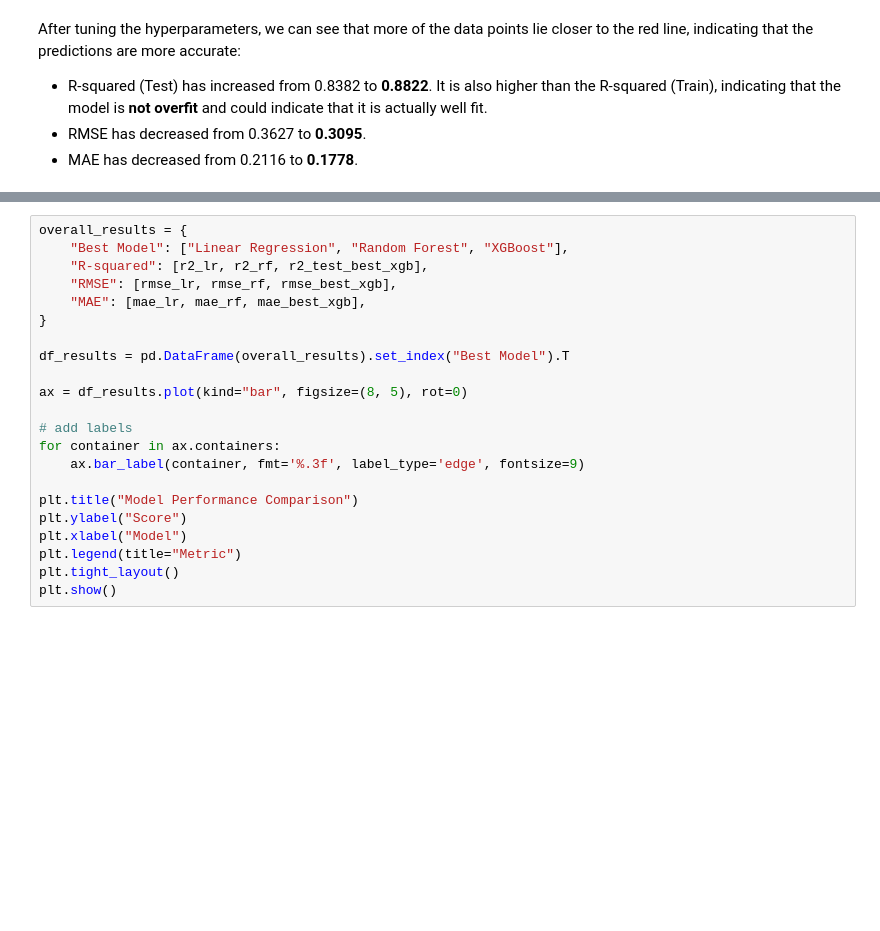
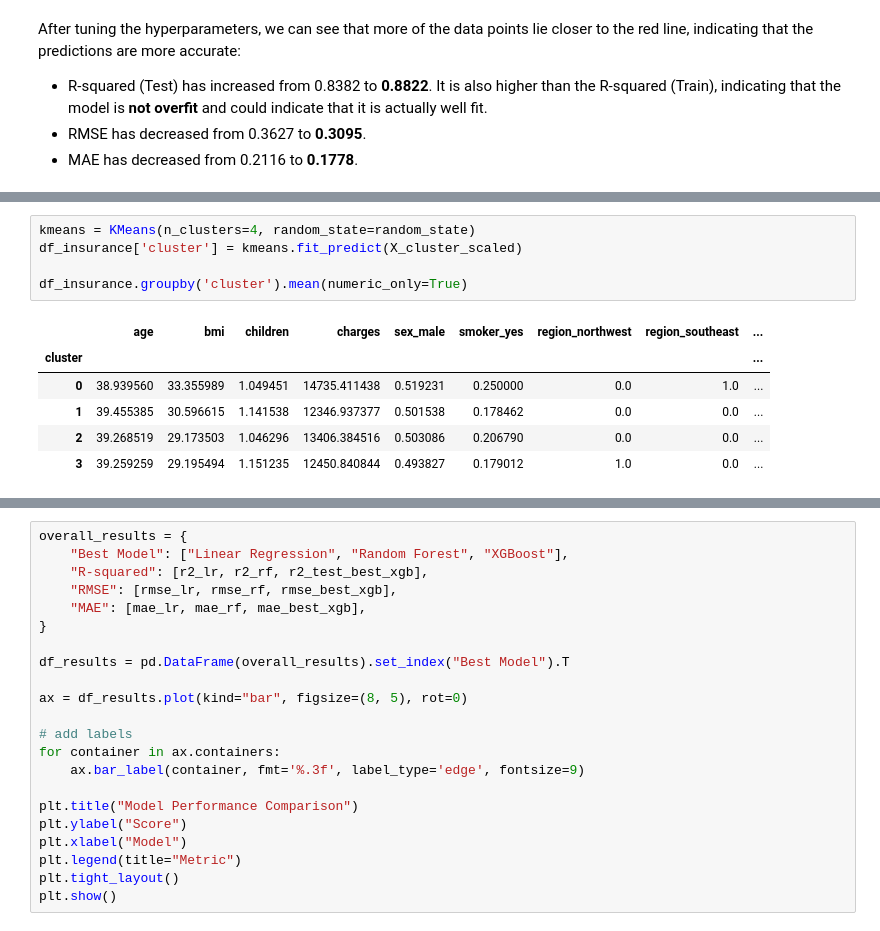
Before and after one commit to timothyngcy/predicting-insurance-charges, a Jupyter notebook: predicting_insurance_charges.ipynb, the cells around one changed output, grey strips where cells are left out. Cells and saved outputs as stored; diff of their text form; blank space fills up the shorter version.

```diff
--- a/predicting_insurance_charges.ipynb
+++ b/predicting_insurance_charges.ipynb
@@ -557,0 +582,12 @@ After tuning the hyperparameters, we can see that more of the data points lie cl
+# %%
+kmeans = KMeans(n_clusters=4, random_state=random_state)
+df_insurance['cluster'] = kmeans.fit_predict(X_cluster_scaled)
+
+df_insurance.groupby('cluster').mean(numeric_only=True)
+# %% [output]
+|  | age | bmi | children | charges | sex_male | smoker_yes | region_northwest | region_southeast | ... |
+| cluster |  |  |  |  |  |  |  |  | ... |
+| 0 | 38.939560 | 33.355989 | 1.049451 | 14735.411438 | 0.519231 | 0.250000 | 0.0 | 1.0 | ... |
+| 1 | 39.455385 | 30.596615 | 1.141538 | 12346.937377 | 0.501538 | 0.178462 | 0.0 | 0.0 | ... |
+| 2 | 39.268519 | 29.173503 | 1.046296 | 13406.384516 | 0.503086 | 0.206790 | 0.0 | 0.0 | ... |
+| 3 | 39.259259 | 29.195494 | 1.151235 | 12450.840844 | 0.493827 | 0.179012 | 1.0 | 0.0 | ... |
```
Also changed, not shown: parts of 8 cells of this notebook.
